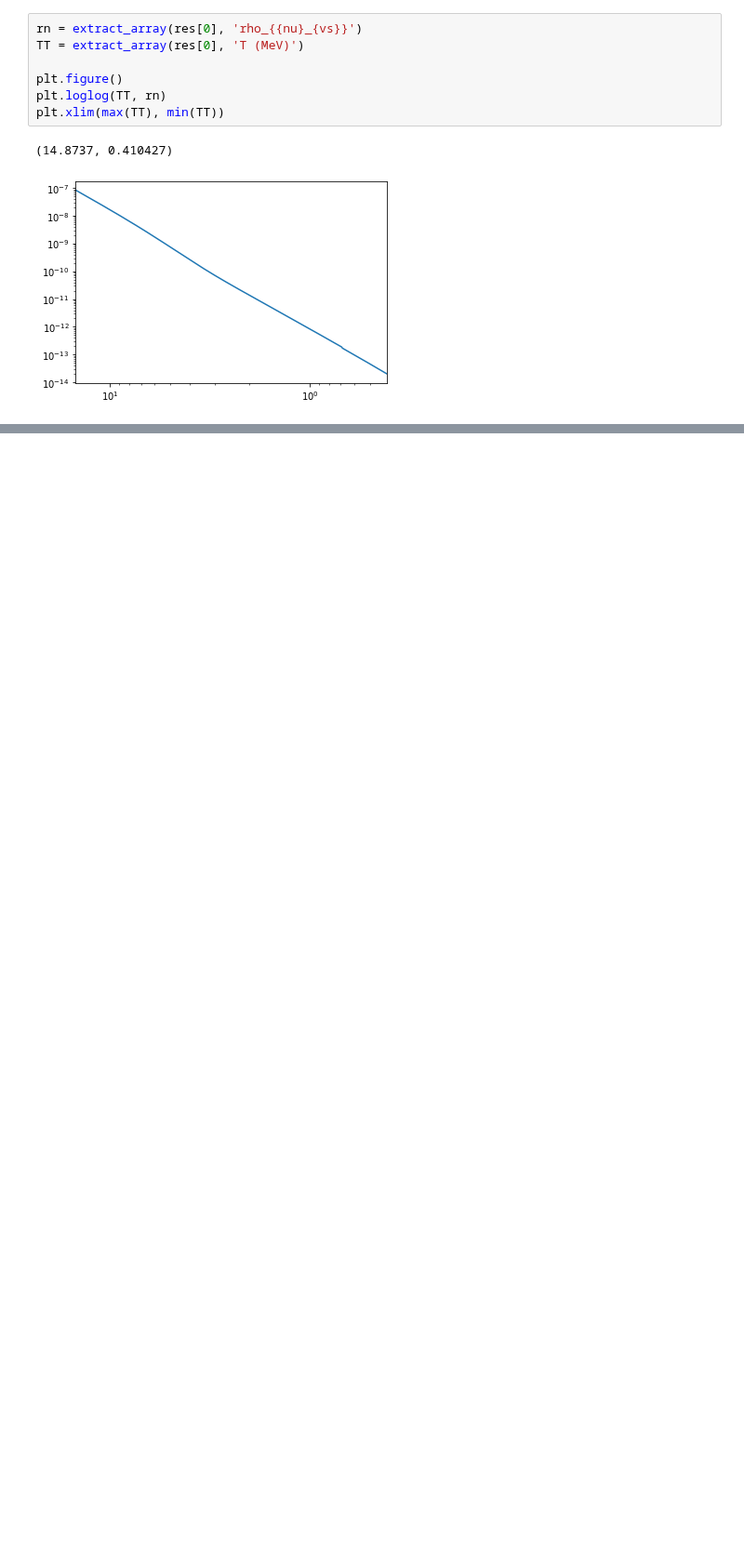
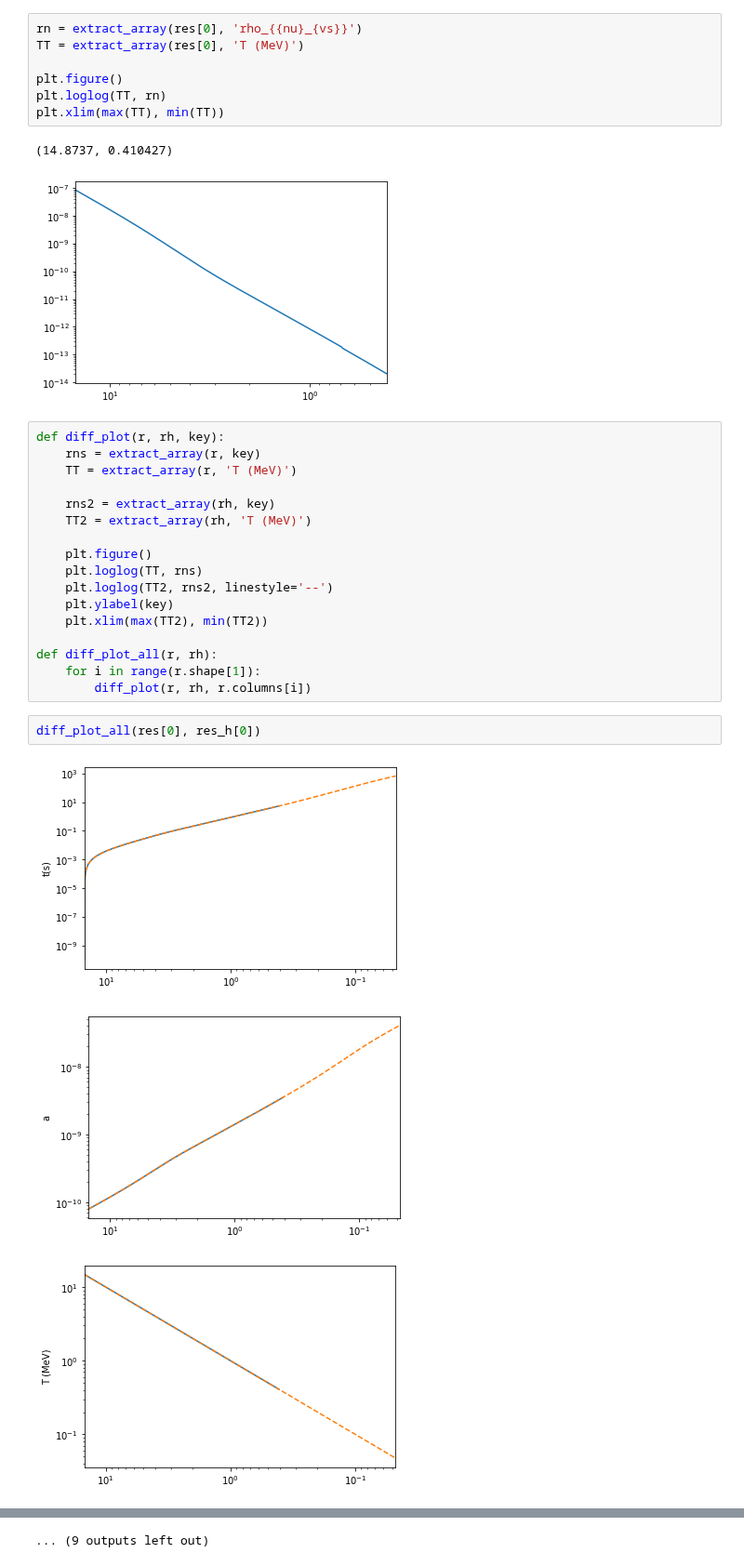
Before and after one commit to nuLABatUSD/BBN_sterile_decay, a Jupyter notebook: diff_plots.ipynb, the cells around one changed output, grey strips where cells are left out. Shown at 93% size. Saved outputs shown, nothing was run; the diff lists cells and outputs as text; blank space fills up the shorter version.

```diff
--- a/diff_plots.ipynb
+++ b/diff_plots.ipynb
@@ -158,3 +162,26 @@ plt.xlim(max(TT), min(TT))
 # %% [output]
 (14.8737, 0.410427)
 [figure]
+# %%
+def diff_plot(r, rh, key):
+    rns = extract_array(r, key)
+    TT = extract_array(r, 'T (MeV)')
+
+    rns2 = extract_array(rh, key)
+    TT2 = extract_array(rh, 'T (MeV)')
+
+    plt.figure()
+    plt.loglog(TT, rns)
+    plt.loglog(TT2, rns2, linestyle='--')
+    plt.ylabel(key)
+    plt.xlim(max(TT2), min(TT2))
+
+def diff_plot_all(r, rh):
+    for i in range(r.shape[1]):
+        diff_plot(r, rh, r.columns[i])
+# %%
+diff_plot_all(res[0], res_h[0])
+# %% [output]
+[figure, added]
+[figure, added]
+[figure, added]
@@ -160,0 +197 @@ plt.xlim(max(TT), min(TT))
+... (9 outputs left out)
```
Also changed, not shown: parts of 6 cells of this notebook.
